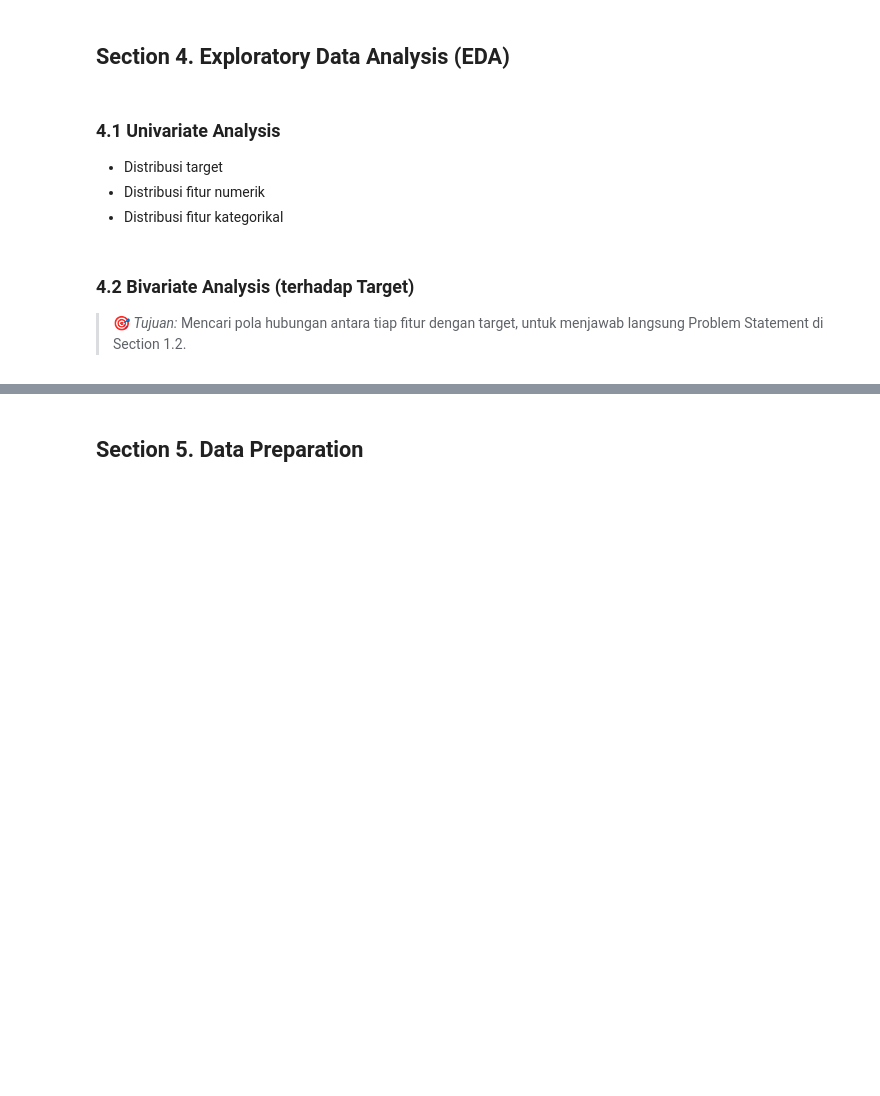
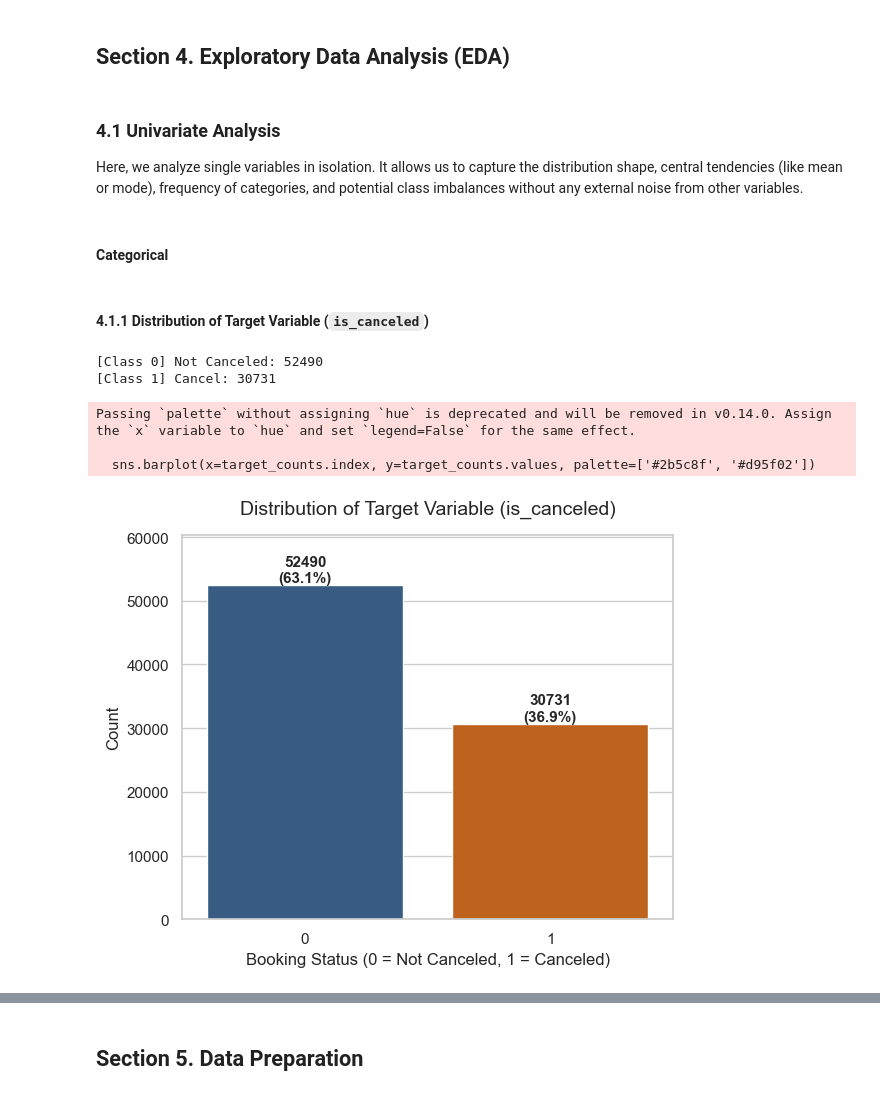
Before and after one commit to rafiandrianto/Capstone3, a Jupyter notebook: notebook/1.0-bdp-notebook.ipynb, the cells around one changed output, grey strips where cells are left out. Drawn from its saved outputs; the diff is of its cells as text; code cells hidden in the pictures; blank space fills up the shorter version.

Commit message:
Univariate & Bivariate Analysis

```diff
--- a/notebook/1.0-bdp-notebook.ipynb
+++ b/notebook/1.0-bdp-notebook.ipynb
@@ -327,11 +391,41 @@ See https://pandas.pydata.org/docs/user_guide/migration-3-strings.html#string-mi
 # %% [markdown]
 ## **Section 4. Exploratory Data Analysis (EDA)**
-# %% [markdown]
-### **4.1 Univariate Analysis**
-- Distribusi target
-- Distribusi fitur numerik
-- Distribusi fitur kategorikal
-# %% [markdown]
-### **4.2 Bivariate Analysis (terhadap Target)**
-
-> 🎯 *Tujuan:* Mencari pola hubungan antara tiap fitur dengan target, untuk menjawab langsung Problem Statement di Section 1.2.
+# %% [markdown]
+### **4.1 Univariate Analysis**
+Here, we analyze single variables in isolation. It allows us to capture the distribution shape, central tendencies (like mean or mode), frequency of categories, and potential class imbalances without any external noise from other variables.
+# %% [markdown]
+#### **Categorical**
+# %% [markdown]
+#### **4.1.1 Distribution of Target Variable (`is_canceled`)**
+# %%
+# Check target proportion
+target_counts = df['is_canceled'].value_counts()
+
+for val, count in zip(target_counts.index, target_counts.values):
+    status = "Cancel" if val == 1 else "Not Canceled"
+    print(f"[Class {val}] {status}: {count} ")
+# %% [output]
+[Class 0] Not Canceled: 52490
+[Class 1] Cancel: 30731
+# %%
+plt.figure(figsize=(6, 5))
+sns.barplot(x=target_counts.index, y=target_counts.values, palette=['#2b5c8f', '#d95f02'])
+
+plt.title("Distribution of Target Variable (is_canceled)", pad=15)
+plt.xlabel("Booking Status (0 = Not Canceled, 1 = Canceled)")
+plt.ylabel("Count")
+
+plt.ylim(0, max(target_counts.values) * 1.15)
+
+# Add percentage and count labels on top of the bars
+for idx, val in enumerate(target_counts.values):
+    pct = (val / len(df)) * 100
+    plt.text(idx, val, f"{val}\n({pct:.1f}%)", ha='center', va='bottom', fontweight='bold')
+
+plt.tight_layout()
+plt.show()
+# %% [output]
+Passing `palette` without assigning `hue` is deprecated and will be removed in v0.14.0. Assign the `x` variable to `hue` and set `legend=False` for the same effect.
+
+  sns.barplot(x=target_counts.index, y=target_counts.values, palette=['#2b5c8f', '#d95f02'])
+[figure, added]
```
Also changed, not shown: parts of 64 cells of this notebook.
